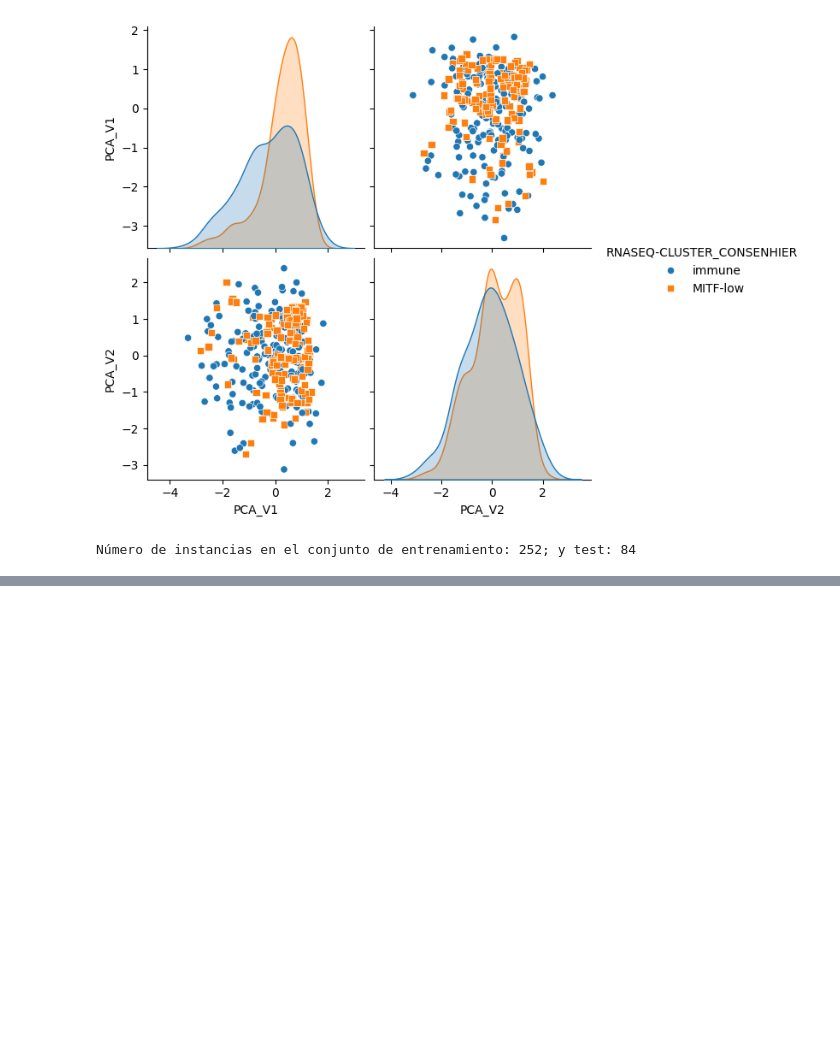
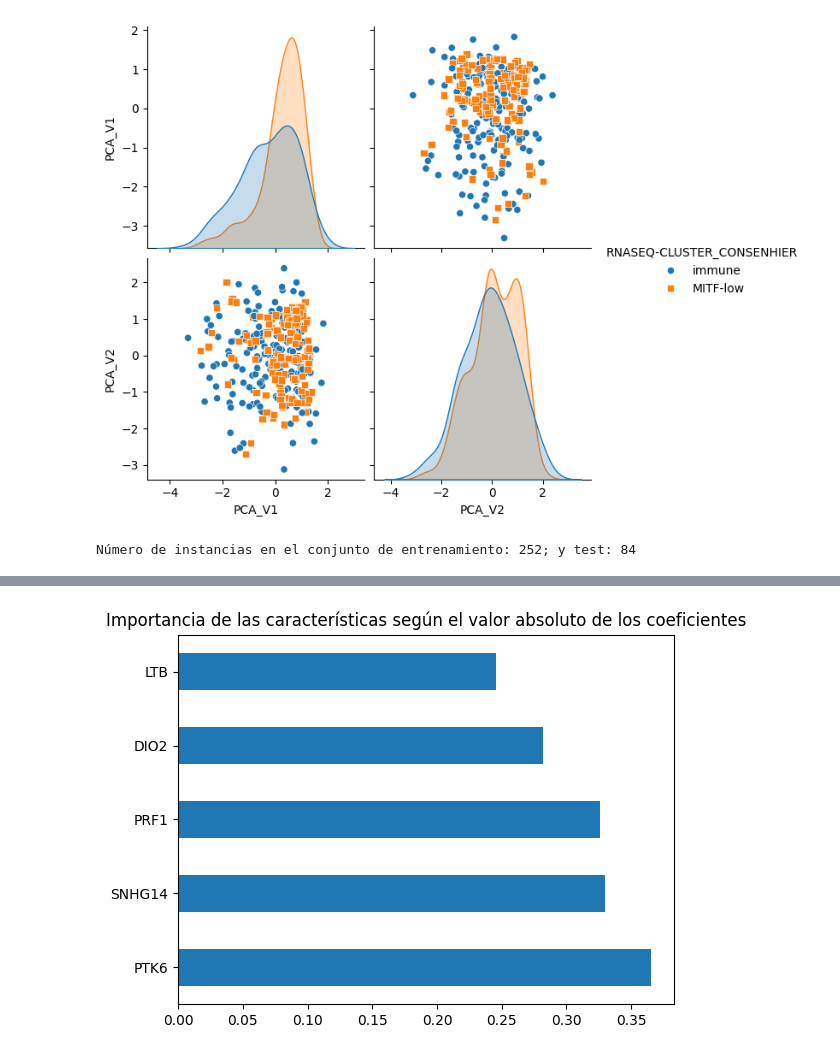
Before and after one commit to EnriGF/Proyecto_ML, a Jupyter notebook: ModelosClasificacion.ipynb, the cells around one changed output, grey strips where cells are left out. Cells and saved outputs as stored; diff of their text form; code cells hidden in the pictures; blank space fills up the shorter version.

Commit message:
Visualizar según valor absoluto de coeficientes

```diff
--- a/ModelosClasificacion.ipynb
+++ b/ModelosClasificacion.ipynb
@@ -40,3 +40,11 @@ X_2D_train, X_2D_test, y_int_train, y_int_test = train_test_split(X_2D, y_int, r
 print("Número de instancias en el conjunto de entrenamiento: {}; y test: {}".format(len(X_train), len(X_test)))
 # %% [output]
 Número de instancias en el conjunto de entrenamiento: 252; y test: 84
+# %%
+#Visualizar con sintaxis Scikit-learn
+from sklearn import linear_model
+lm = linear_model.LinearRegression()
+y_train_int=pd.get_dummies(y_train).iloc[:,0]
+lm.fit(X_train, y_train_int)
+print(lm.intercept_)
+print(lm.coef_)
@@ -42,0 +62,12 @@ Número de instancias en el conjunto de entrenamiento: 252; y test: 84
+# %%
+import numpy as np
+from sklearn.preprocessing import normalize
+importancia = np.abs(lm.coef_)
+importancia_norm = normalize(importancia[:,np.newaxis], axis=0).ravel()
+
+#Visualizar la importancia según el valor absoluto de los coeficientes
+pd.Series(importancia_norm, index=X_train.columns).nlargest(5).plot(kind='barh')
+plt.title('Importancia de las características según el valor absoluto de los coeficientes')
+plt.show()
+# %% [output]
+[figure, added]
```
Also changed, not shown: parts of 1 cell of this notebook.
